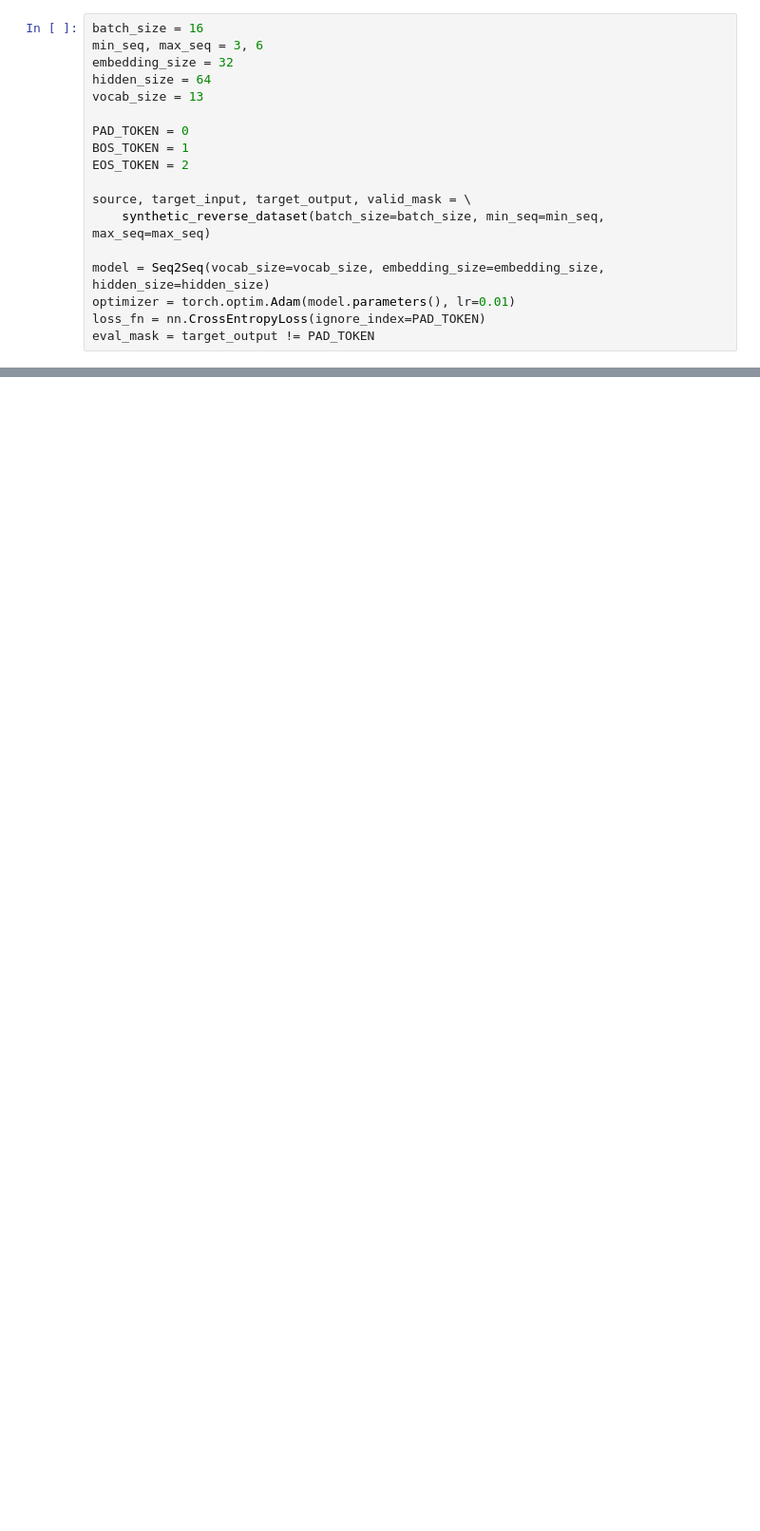
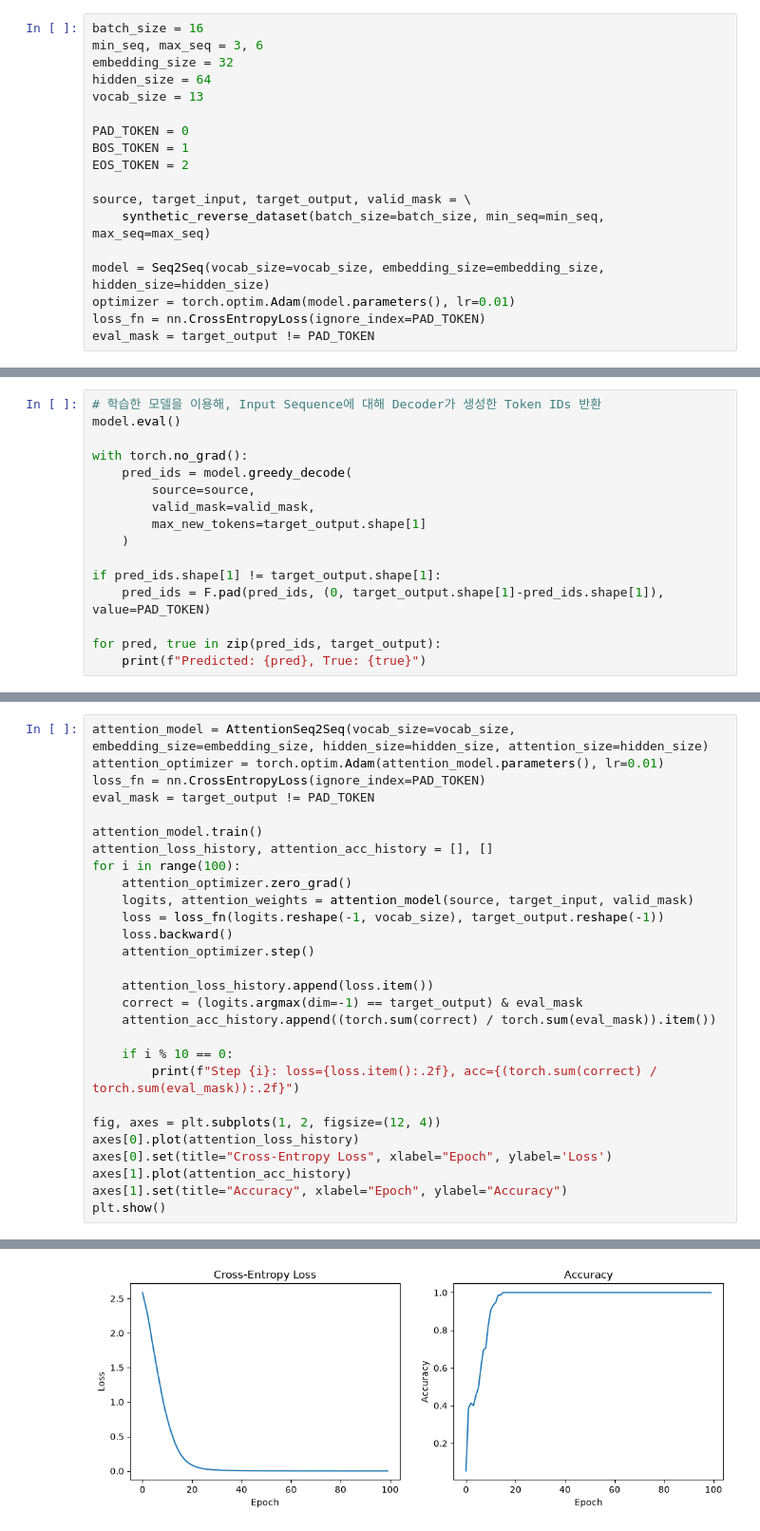
Before and after one commit to r-jelly/model-from-scratch, a Jupyter notebook: 02-seq2seq/experiment.ipynb, the cells around one changed output, grey strips where cells are left out. Shown at 95% size. Cells and saved outputs as stored; diff of their text form; blank space fills up the shorter version.

```diff
--- a/02-seq2seq/experiment.ipynb
+++ b/02-seq2seq/experiment.ipynb
@@ -84,0 +97,16 @@ Step 90: loss=0.00, acc=1.00
+# %%
+# 학습한 모델을 이용해, Input Sequence에 대해 Decoder가 생성한 Token IDs 반환
+model.eval()
+
+with torch.no_grad():
+    pred_ids = model.greedy_decode(
+        source=source,
+        valid_mask=valid_mask,
+        max_new_tokens=target_output.shape[1]
+    )
+
+if pred_ids.shape[1] != target_output.shape[1]:
+    pred_ids = F.pad(pred_ids, (0, target_output.shape[1]-pred_ids.shape[1]), value=PAD_TOKEN)
+
+for pred, true in zip(pred_ids, target_output):
+    print(f"Predicted: {pred}, True: {true}")
@@ -84,0 +140,29 @@ Step 90: loss=0.00, acc=1.00
+# %%
+attention_model = AttentionSeq2Seq(vocab_size=vocab_size, embedding_size=embedding_size, hidden_size=hidden_size, attention_size=hidden_size)
+attention_optimizer = torch.optim.Adam(attention_model.parameters(), lr=0.01)
+loss_fn = nn.CrossEntropyLoss(ignore_index=PAD_TOKEN)
+eval_mask = target_output != PAD_TOKEN
+
+attention_model.train()
+attention_loss_history, attention_acc_history = [], []
+for i in range(100):
+    attention_optimizer.zero_grad()
+    logits, attention_weights = attention_model(source, target_input, valid_mask)
+    loss = loss_fn(logits.reshape(-1, vocab_size), target_output.reshape(-1))
+    loss.backward()
+    attention_optimizer.step()
+
+    attention_loss_history.append(loss.item())
+    correct = (logits.argmax(dim=-1) == target_output) & eval_mask
+    attention_acc_history.append((torch.sum(correct) / torch.sum(eval_mask)).item())
+
+    if i % 10 == 0:
+        print(f"Step {i}: loss={loss.item():.2f}, acc={(torch.sum(correct) / torch.sum(eval_mask)):.2f}")
+
+fig, axes = plt.subplots(1, 2, figsize=(12, 4))
+axes[0].plot(attention_loss_history)
+axes[0].set(title="Cross-Entropy Loss", xlabel="Epoch", ylabel='Loss')
+axes[1].plot(attention_acc_history)
+axes[1].set(title="Accuracy", xlabel="Epoch", ylabel="Accuracy")
+plt.show()
+# %% [output]
@@ -84,0 +179 @@ Step 90: loss=0.00, acc=1.00
+[figure, added]
```
Also changed, not shown: parts of 11 cells of this notebook.
